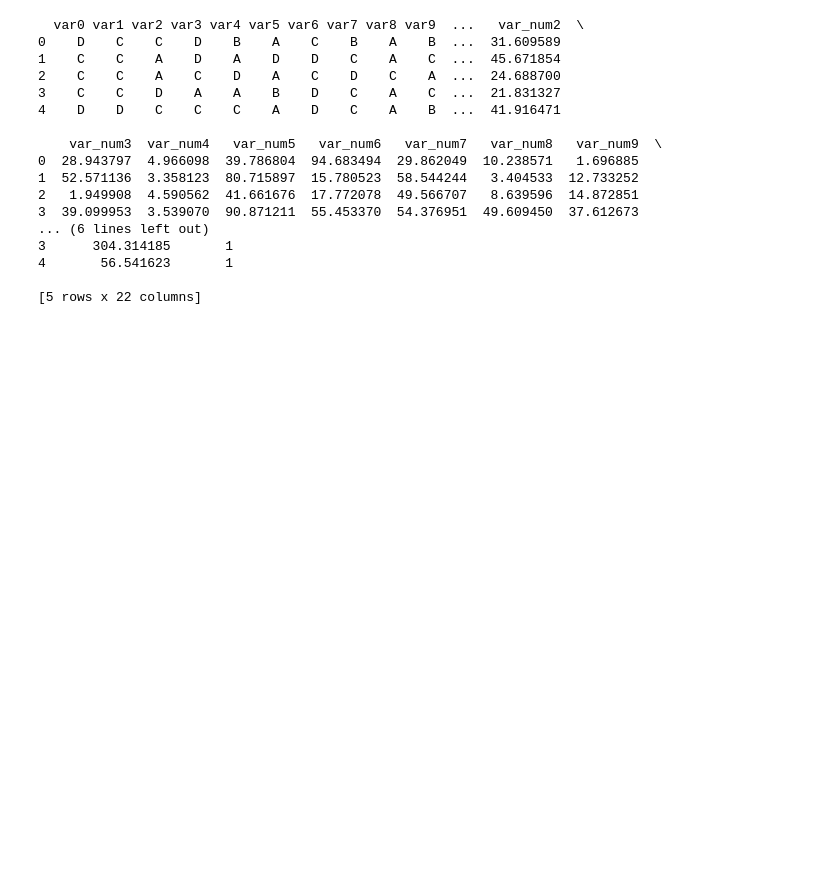
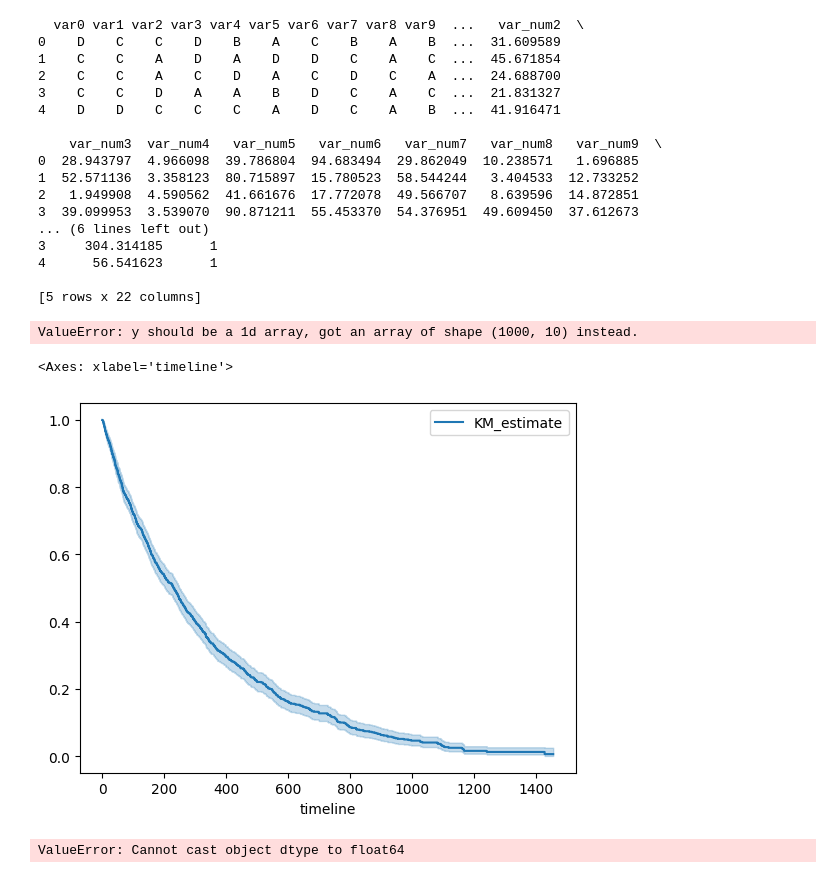
Before and after one commit to Laheij/Right_censoring_thesis, a Jupyter notebook: simulated_data.ipynb, the cells around one changed output. Cells and saved outputs as stored; diff of their text form; code cells hidden in the pictures; blank space fills up the shorter version.

Commit message:
Uitbereiding op de data en meteen verwerken voor predictive model, nu label encoder toegevoegd

```diff
--- a/simulated_data.ipynb
+++ b/simulated_data.ipynb
@@ -40,8 +40,8 @@ for i in range(10):
 
 # Put data into a pandas DataFrame
 survival_data = pd.DataFrame({
-    'observed_times': observed_times,
-    'events': events
+    'survival_time': observed_times,
+    'event': events
 })
 
 variable_data = pd.DataFrame(variables)
@@ -69,2 +69,12 @@ print(df.head())
 
 [5 rows x 22 columns]
+# %%
+df[df.columns[:10]] = df[df.columns[:10]].astype('category')
+# %%
+from sklearn.preprocessing import LabelEncoder
+
+le = LabelEncoder()
+
+df[df.columns[:10]] = le.fit_transform(df[df.columns[:10]].astype('category'))
+# %% [output]
+ValueError: y should be a 1d array, got an array of shape (1000, 10) instead.
@@ -70,0 +85,28 @@ print(df.head())
+# %%
+from lifelines import KaplanMeierFitter
+
+# Initialize the Kaplan-Meier fitter
+kmf = KaplanMeierFitter()
+
+# Fit the model
+kmf.fit(df['survival_time'], event_observed=df['event'])
+
+# Plot the survival function
+kmf.plot_survival_function()
+# %% [output]
+<Axes: xlabel='timeline'>
+[figure, added]
+# %%
+from lifelines import CoxPHFitter
+
+
+# Create a Cox model
+cph = CoxPHFitter()
+
+# Fit the model
+cph.fit(df, duration_col='survival_time', event_col='event')
+
+# Print the summary of the model
+cph.print_summary()
+# %% [output]
+ValueError: Cannot cast object dtype to float64
```
Also changed, not shown: parts of 1 cell of this notebook.
